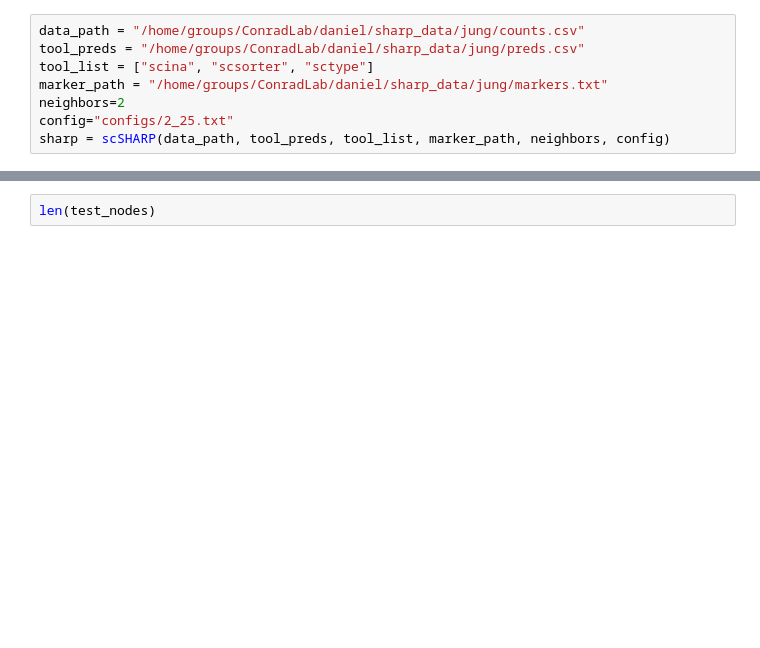
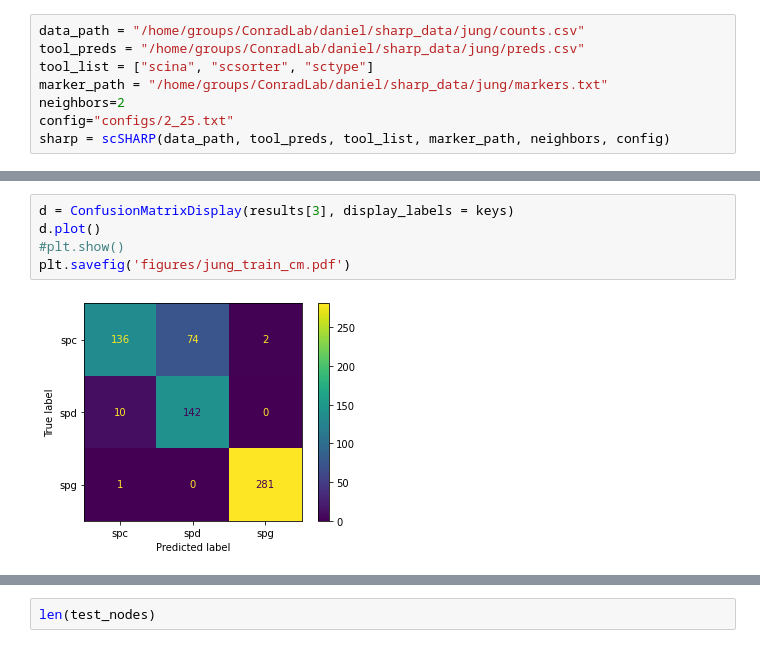
Before and after one commit to lewinsohndp/scSHARP, a Jupyter notebook: jung_results.ipynb, the cells around one changed output, grey strips where cells are left out. Cells and saved outputs as stored; diff of their text form; blank space fills up the shorter version.

```diff
--- a/jung_results.ipynb
+++ b/jung_results.ipynb
@@ -204,0 +213,7 @@ utilities.validation_metrics(torch.tensor(real_labels[keep_cells]), preds.cpu(),
+# %%
+d = ConfusionMatrixDisplay(results[3], display_labels = keys)
+d.plot()
+#plt.show()
+plt.savefig('figures/jung_train_cm.pdf')
+# %% [output]
+[figure, added]
```
Also changed, not shown: parts of 14 cells of this notebook, 39 other files.
